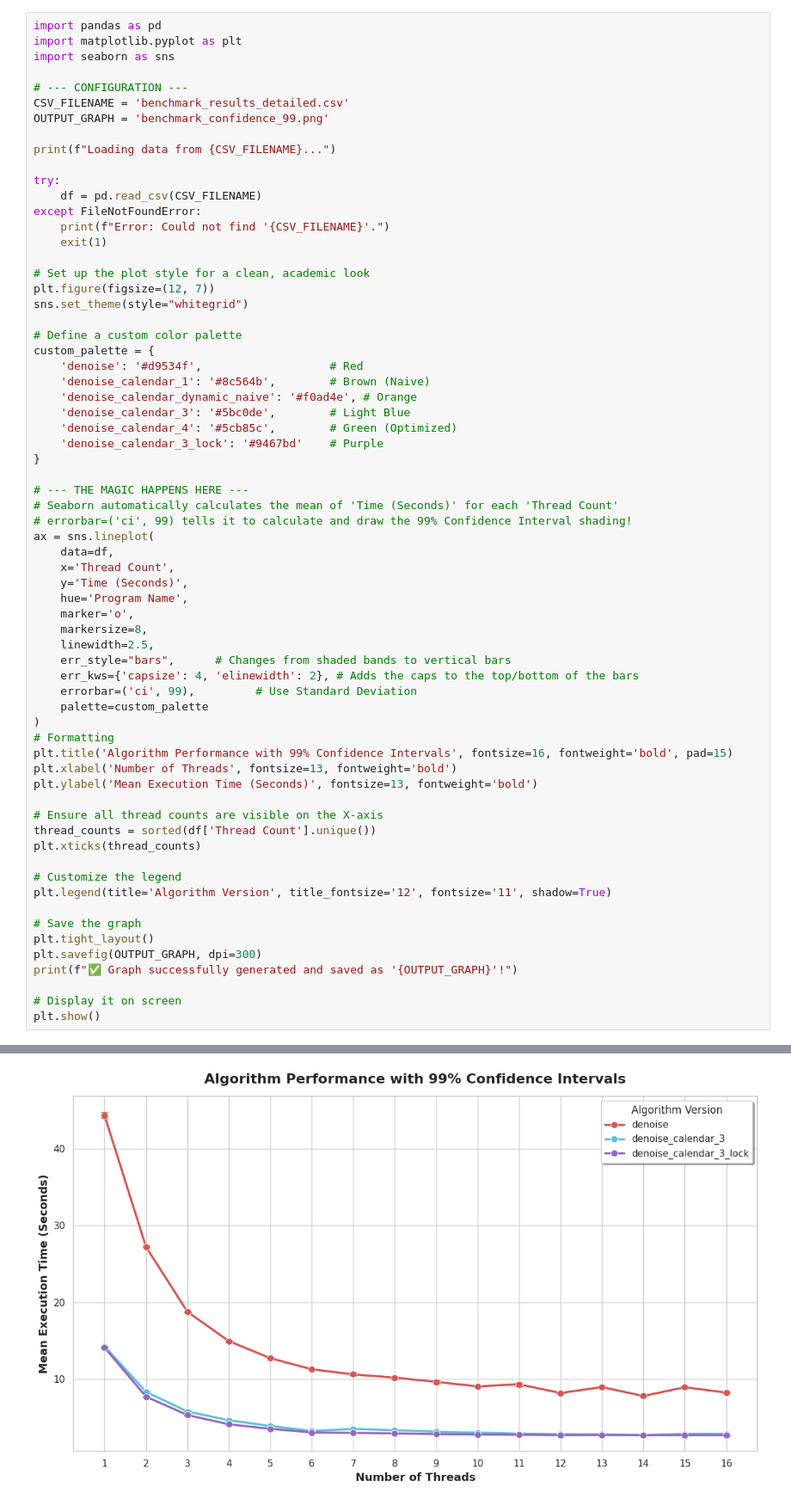
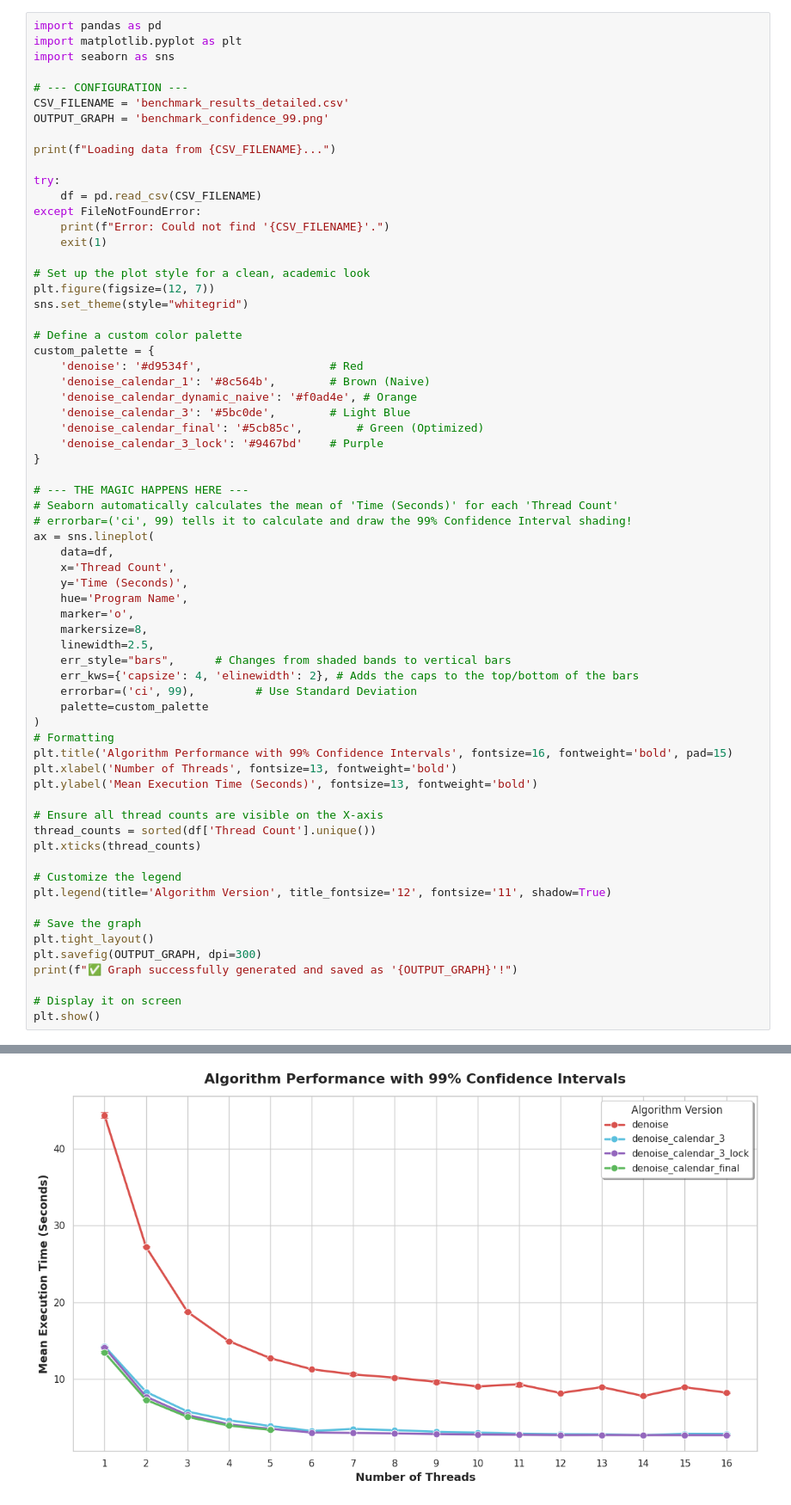
Before and after one commit to lorenzo-marranini/Computer-Architecture-Project, a Jupyter notebook: src/analysis.ipynb, the cells around one changed output, grey strips where cells are left out. Shown at 86% size. Drawn from its saved outputs; the diff is of its cells as text.

Commit message:
graphs

```diff
--- a/src/analysis.ipynb
+++ b/src/analysis.ipynb
@@ -821,7 +798,7 @@ custom_palette = {
     'denoise_calendar_1': '#8c564b',        # Brown (Naive)
     'denoise_calendar_dynamic_naive': '#f0ad4e', # Orange
     'denoise_calendar_3': '#5bc0de',        # Light Blue
-    'denoise_calendar_4': '#5cb85c',        # Green (Optimized)
+    'denoise_calendar_final': '#5cb85c',        # Green (Optimized)
     'denoise_calendar_3_lock': '#9467bd'    # Purple
 }
 
@@ -836,34 +813,34 @@ ax = sns.lineplot(
     marker='o',
     markersize=8,
     linewidth=2.5,
     err_style="bars",      # Changes from shaded bands to vertical bars
     err_kws={'capsize': 4, 'elinewidth': 2}, # Adds the caps to the top/bottom of the bars
     errorbar=('ci', 99),         # Use Standard Deviation
     palette=custom_palette
 )
 # Formatting
 plt.title('Algorithm Performance with 99% Confidence Intervals', fontsize=16, fontweight='bold', pad=15)
 plt.xlabel('Number of Threads', fontsize=13, fontweight='bold')
 plt.ylabel('Mean Execution Time (Seconds)', fontsize=13, fontweight='bold')
 
 # Ensure all thread counts are visible on the X-axis
 thread_counts = sorted(df['Thread Count'].unique())
 plt.xticks(thread_counts)
 
 # Customize the legend
 plt.legend(title='Algorithm Version', title_fontsize='12', fontsize='11', shadow=True)
 
 # Save the graph
 plt.tight_layout()
 plt.savefig(OUTPUT_GRAPH, dpi=300)
 print(f"✅ Graph successfully generated and saved as '{OUTPUT_GRAPH}'!")
 
 # Display it on screen
 plt.show()
 # %% [output]
 Loading data from benchmark_results_detailed.csv...
 ✅ Graph successfully generated and saved as 'benchmark_confidence_99.png'!
-[figure, old version]
+[figure, new version]
 # %%
 import pandas as pd
 import matplotlib.pyplot as plt
```
Also changed, not shown: parts of 4 cells of this notebook, 3 other files.
